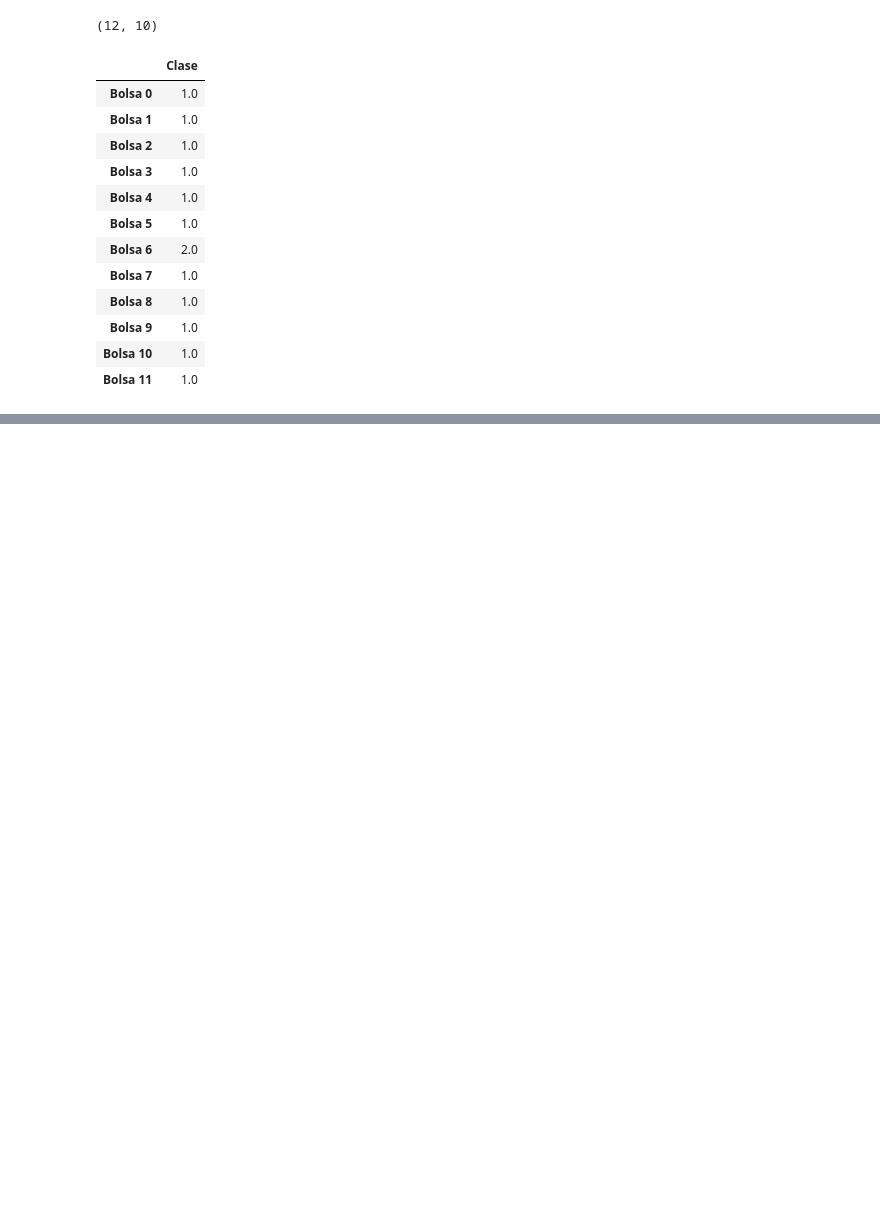
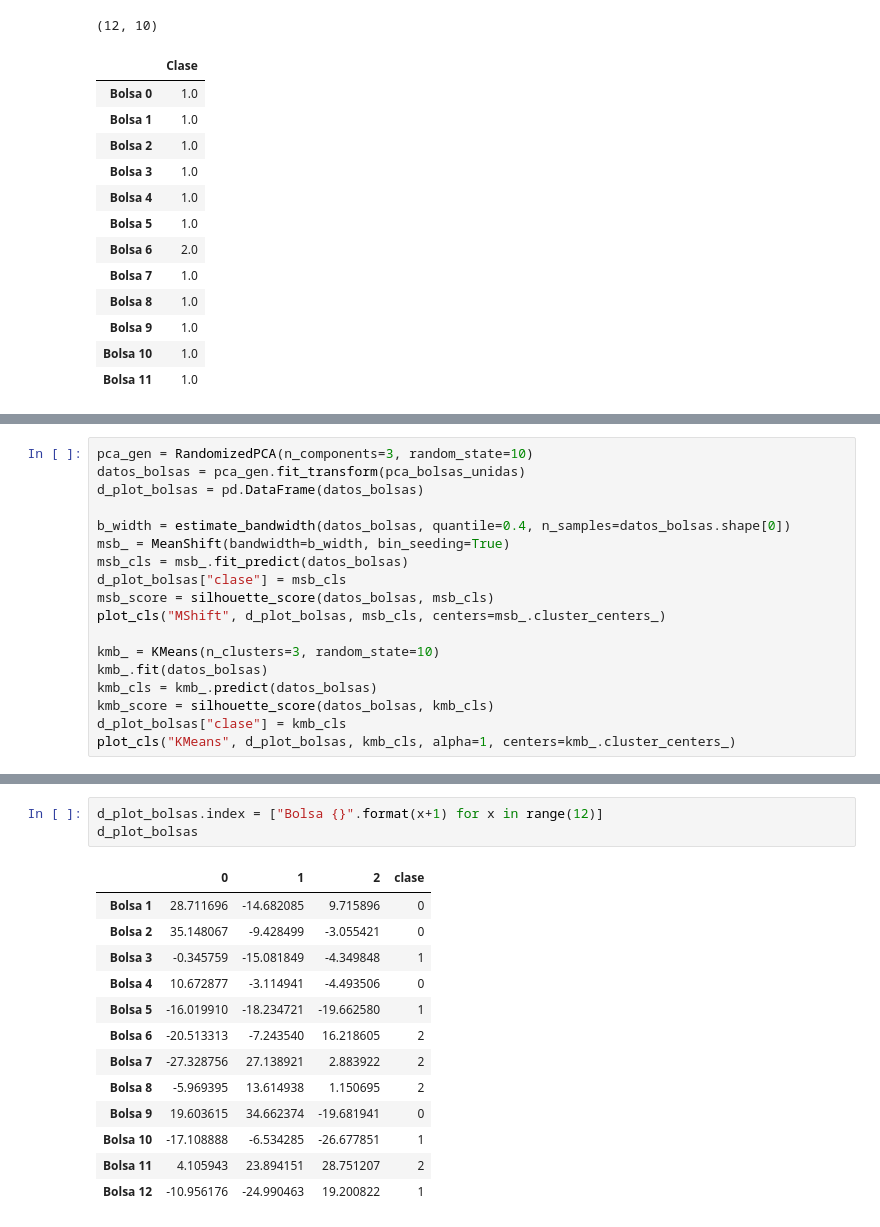
Before and after one commit to samuel1a0/prb_clustering, a Jupyter notebook: New Clusters.ipynb, the cells around one changed output, grey strips where cells are left out. Saved outputs shown, nothing was run; the diff lists cells and outputs as text; blank space fills up the shorter version.

Commit message:
clustersizacion con solo 12 rows

```diff
--- a/New Clusters.ipynb
+++ b/New Clusters.ipynb
@@ -193,0 +224,18 @@ Silohuete Score: 0.877614
+# %%
+pca_gen = RandomizedPCA(n_components=3, random_state=10)
+datos_bolsas = pca_gen.fit_transform(pca_bolsas_unidas)
+d_plot_bolsas = pd.DataFrame(datos_bolsas)
+
+b_width = estimate_bandwidth(datos_bolsas, quantile=0.4, n_samples=datos_bolsas.shape[0])
+msb_ = MeanShift(bandwidth=b_width, bin_seeding=True)
+msb_cls = msb_.fit_predict(datos_bolsas)
+d_plot_bolsas["clase"] = msb_cls
+msb_score = silhouette_score(datos_bolsas, msb_cls)
+plot_cls("MShift", d_plot_bolsas, msb_cls, centers=msb_.cluster_centers_)
+
+kmb_ = KMeans(n_clusters=3, random_state=10)
+kmb_.fit(datos_bolsas)
+kmb_cls = kmb_.predict(datos_bolsas)
+kmb_score = silhouette_score(datos_bolsas, kmb_cls)
+d_plot_bolsas["clase"] = kmb_cls
+plot_cls("KMeans", d_plot_bolsas, kmb_cls, alpha=1, centers=kmb_.cluster_centers_)
@@ -193,0 +247,17 @@ Silohuete Score: 0.877614
+# %%
+d_plot_bolsas.index = ["Bolsa {}".format(x+1) for x in range(12)]
+d_plot_bolsas
+# %% [output]
+|  | 0 | 1 | 2 | clase |
+| Bolsa 1 | 28.711696 | -14.682085 | 9.715896 | 0 |
+| Bolsa 2 | 35.148067 | -9.428499 | -3.055421 | 0 |
+| Bolsa 3 | -0.345759 | -15.081849 | -4.349848 | 1 |
+| Bolsa 4 | 10.672877 | -3.114941 | -4.493506 | 0 |
+| Bolsa 5 | -16.019910 | -18.234721 | -19.662580 | 1 |
+| Bolsa 6 | -20.513313 | -7.243540 | 16.218605 | 2 |
+| Bolsa 7 | -27.328756 | 27.138921 | 2.883922 | 2 |
+| Bolsa 8 | -5.969395 | 13.614938 | 1.150695 | 2 |
+| Bolsa 9 | 19.603615 | 34.662374 | -19.681941 | 0 |
+| Bolsa 10 | -17.108888 | -6.534285 | -26.677851 | 1 |
+| Bolsa 11 | 4.105943 | 23.894151 | 28.751207 | 2 |
+| Bolsa 12 | -10.956176 | -24.990463 | 19.200822 | 1 |
```
Also changed, not shown: parts of 4 cells of this notebook.
